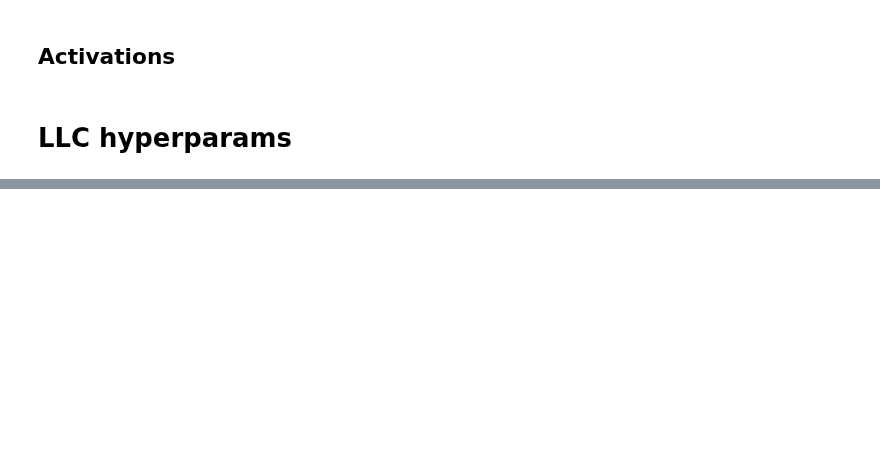
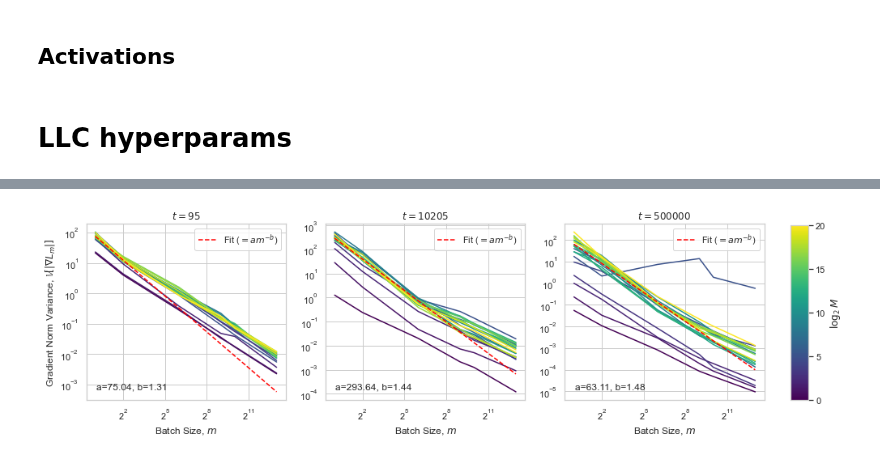
Before and after one commit to timaeus-research/icl, a Jupyter notebook: notebooks/small-model-report.ipynb, the cells around one changed output, grey strips where cells are left out. Drawn from its saved outputs; the diff is of its cells as text; code cells hidden in the pictures; blank space fills up the shorter version.

```diff
--- a/notebooks/small-model-report.ipynb
+++ b/notebooks/small-model-report.ipynb
@@ -830,7 +790,7 @@ plt.tight_layout(rect=[0, 0, 0.91, 1])  # Adjust layout to make room for colorba
 wpriors_over_m = []
 wprior_norms_over_m = []
 
-for m, config in tqdm(enumerate(configs)):
+for log2_M, config in tqdm(enumerate(configs)):
     run = Run(config)
     run.evaluator = ICLEvaluator(
         pretrain_dist=run.pretrain_dist,
@@ -2206,8 +2147,8 @@ print(checkpointer.file_ids)
 MS = [1, 4, 64, 2**10, 2**20]
 STEPS = [0, 1_805, 3_084, 15_381, 26_279, 100_262, 153_061, 193_877, 255_102, 306_122, 408_163]
 
-for m in MS:
-    log2_m = int(np.log2(m))
+for log2_M in MS:
+    log2_m = int(np.log2(log2_M))
     config, checkpointer = configs[log2_m], checkpointers[log2_m]
     run = Run(config)
 
@@ -2815,0 +2677,14 @@ Note: more precisely, we should be looking at the maximum eigenvalue of the grad
+# %%
+# Gradient norms over time
+gradient_norms['grad_sq/sum'] = gradient_norms['grad_sq/mean'] * gradient_norms['numel']
+avg_gradient_norms = gradient_norms.groupby(["m", "step"]).sum().reset_index()
+avg_gradient_norms["grad/norm"] = (avg_gradient_norms["grad_sq/mean"] ** 0.5) / avg_gradient_norms["numel"]
+
+fig, ax = plt.subplots(figsize=(15, 6))
+
+sns.lineplot(avg_gradient_norms, x="step", y="grad/norm", hue="m", ax=ax)
+ax.set_yscale("log")
+ax.set_xscale("log")
+ax.set_xlabel("Step, $t$")
+ax.set_ylabel(r"Gradient norm, $||\nabla L_n||$")
+ax.legend(title=r"$\log_2 M$")
@@ -2815,0 +2825,67 @@ Note: more precisely, we should be looking at the maximum eigenvalue of the grad
+# %%
+import matplotlib.pyplot as plt
+import seaborn as sns
+import numpy as np
+from matplotlib.colors import Normalize
+from matplotlib.cm import ScalarMappable
+from matplotlib.colorbar import ColorbarBase
+
+# gradient_norm_variance_t100['grad/norm/mean'] = [p.item() for p in gradient_norm_variance_t100['grad/norm/mean']]
+# gradient_norm_variance_t100['grad/norm/std'] = [p.item() for p in gradient_norm_variance_t100['grad/norm/std']]
+
+fig, axes = plt.subplots(1, 3, figsize=(15, 4))
+
+ts = [min(checkpointer.file_ids, key=lambda x: abs(x-step)) for step in [100, 10_000, 500_000]]
+
+gradient_norm_dfs = dict(zip(ts, [gradient_norm_variance_t100, gradient_norm_variance_t10k, gradient_norm_variance_t500k]))
+
+for (t, grad_norm_df), ax, t_popt in zip(gradient_norm_dfs.items(), axes.flatten(), [t100_popt, t10k_popt, t500k_popt]):
+    grad_norm_df["grad/norm/var"] = grad_norm_df["grad/norm/std"] ** 2
+
+    sns.lineplot(
+        data=grad_norm_df[grad_norm_df["layer"] == "average"],
+        x="batch_size",
+        y="grad/norm/var",
+        hue="m",
+        palette="viridis",
+        ax=ax,
+        legend=False
+    )
+
+    # Plot the fit
+    # ax.plot(batch_sizes, 10 ** func(np.log2(batch_sizes), *t_popt), color="red", linestyle="--", label="Fit")
+    ax.plot(batch_sizes, func(batch_sizes, *t_popt), color="red", linestyle="--", label="Fit ($=am^{-b}$)")
+
+    ax.set_xscale("log", base=2)
+    ax.set_yscale("log")
+    # ax.set_xticklabels([f"${{{int(np.log2(x))}}}$" for x in ax.get_xticks()])
+
+    ax.set_xlabel(r"Batch Size, $m$")
+    ax.set_ylabel(r"Gradient Norm Variance, $\mathbb{V}[|\nabla L_m|]$")
+    ax.legend()
+
+    ax.set_title(f"$t={t+1}$")
+
+    param_text = f'a={t_popt[0]:.2f}, b={t_popt[1]:.2f}'
+    ax.text(0.05, 0.1, param_text, transform=ax.transAxes, verticalalignment='top')
+
+for ax in axes[1:]:
+    ax.set_ylabel("")
+
+cbar_ax = fig.add_axes([0.93, 0.125, 0.02, 0.75])  # Adjust as necessary for position and size
+# plt.tight_layout()
+
+# Define the colormap
+cmap = plt.cm.viridis
+
+sm = plt.cm.ScalarMappable(cmap=cmap, norm=plt.Normalize(vmin=0, vmax=20), )
+sm._A = []  # Dummy array for the ScalarMappable.
+cbar = fig.colorbar(sm, cax=cbar_ax)
+
+tick_positions = [0, 5, 10, 15, 20]  # Positions for each color
+tick_labels = map(str, tick_positions)  # Labels for each color
+cbar.set_ticks(tick_positions)
+cbar.set_ticklabels(tick_labels)
+cbar.set_label("$\log_2 M$")
+# %% [output]
+[figure, added]
```
Also changed, not shown: parts of 38 cells of this notebook, 31 other files.
